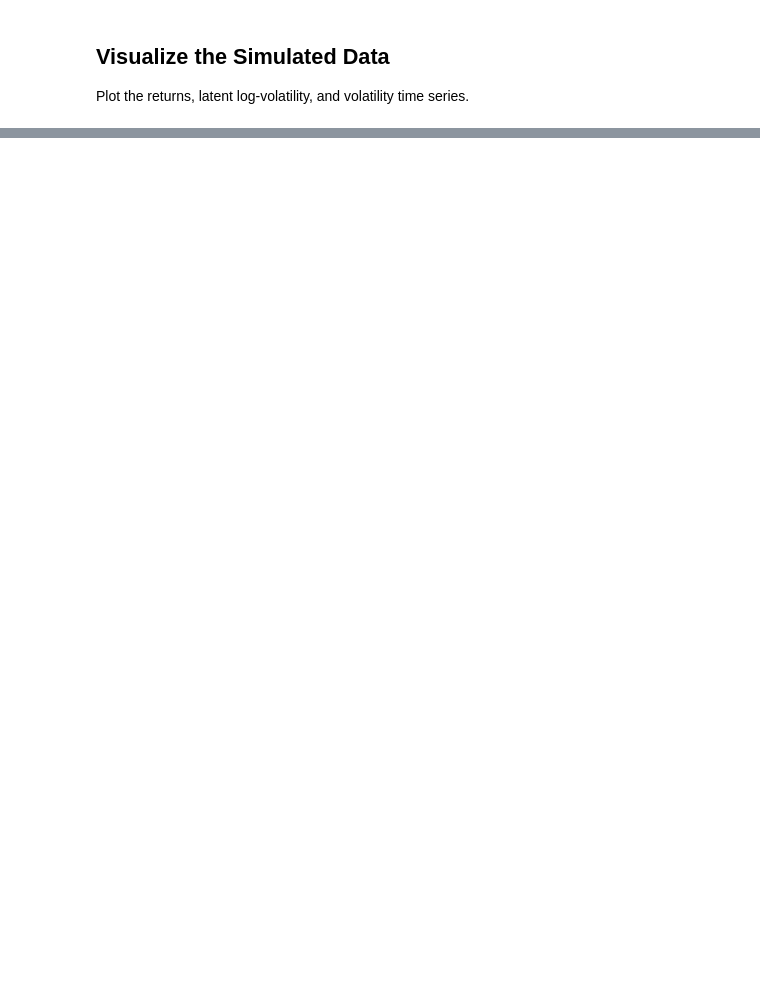
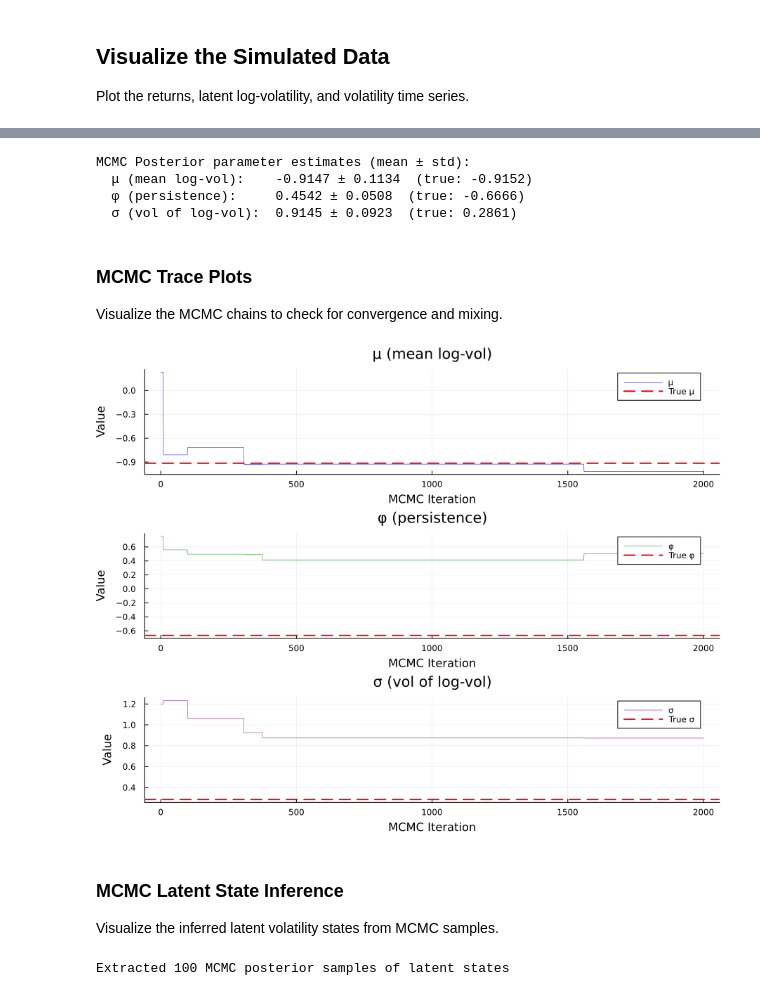
Before and after one commit to squarerootminusone/pmi, a Jupyter notebook: ivan/stochastic_volatility_submission.ipynb, the cells around one changed output, grey strips where cells are left out. Drawn from its saved outputs; the diff is of its cells as text; code cells hidden in the pictures; blank space fills up the shorter version.

Commit message:
my 2 custom inference procedures + visualisations

```diff
--- a/ivan/stochastic_volatility_submission.ipynb
+++ b/ivan/stochastic_volatility_submission.ipynb
@@ -144,0 +272,59 @@ plot(p1, p2, p3, layout=(3, 1), size=(900, 700), legend=:topright)
+# %%
+# Extract parameters from MCMC posterior samples
+posterior_params_mh = [extract_params(tr) for tr in traces_mh]
+
+# Compute posterior statistics
+μs_mh = [p.μ for p in posterior_params_mh]
+φs_mh = [p.φ for p in posterior_params_mh]
+σs_mh = [p.σ for p in posterior_params_mh]
+
+println("MCMC Posterior parameter estimates (mean ± std):")
+println("  μ (mean log-vol):    $(round(mean(μs_mh), digits=4)) ± $(round(std(μs_mh), digits=4))  (true: $(round(true_params.μ, digits=4)))")
+println("  φ (persistence):     $(round(mean(φs_mh), digits=4)) ± $(round(std(φs_mh), digits=4))  (true: $(round(true_params.φ, digits=4)))")
+println("  σ (vol of log-vol):  $(round(mean(σs_mh), digits=4)) ± $(round(std(σs_mh), digits=4))  (true: $(round(true_params.σ, digits=4)))")
+# %% [output]
+MCMC Posterior parameter estimates (mean ± std):
+  μ (mean log-vol):    -0.9147 ± 0.1134  (true: -0.9152)
+  φ (persistence):     0.4542 ± 0.0508  (true: -0.6666)
+  σ (vol of log-vol):  0.9145 ± 0.0923  (true: 0.2861)
+# %% [markdown]
+### MCMC Trace Plots
+
+Visualize the MCMC chains to check for convergence and mixing.
+# %%
+# Trace plots for MCMC diagnostics
+p1 = plot(μs_mh, label="μ", xlabel="MCMC Iteration", ylabel="Value",
+          title="μ (mean log-vol)", linewidth=0.5, color=:blue)
+hline!(p1, [true_params.μ], label="True μ", linestyle=:dash, color=:red, linewidth=2)
+
+p2 = plot(φs_mh, label="φ", xlabel="MCMC Iteration", ylabel="Value",
+          title="φ (persistence)", linewidth=0.5, color=:green)
+hline!(p2, [true_params.φ], label="True φ", linestyle=:dash, color=:red, linewidth=2)
+
+p3 = plot(σs_mh, label="σ", xlabel="MCMC Iteration", ylabel="Value",
+          title="σ (vol of log-vol)", linewidth=0.5, color=:purple)
+hline!(p3, [true_params.σ], label="True σ", linestyle=:dash, color=:red, linewidth=2)
+
+plot(p1, p2, p3, layout=(3, 1), size=(900, 700), legend=:topright)
+# %% [output]
+[figure, added]
+# %% [markdown]
+### MCMC Latent State Inference
+
+Visualize the inferred latent volatility states from MCMC samples.
+# %%
+# Extract latent states from MCMC posterior samples
+Random.seed!(42)
+n_samples_mh = min(100, length(traces_mh))
+sample_indices_mh = rand(1:length(traces_mh), n_samples_mh)
+
+# Extract log-volatility trajectories
+h_samples_mh = []
+for idx in sample_indices_mh
+    h = extract_latent_states(traces_mh[idx], T)
+    push!(h_samples_mh, h)
+end
+
+println("Extracted $(length(h_samples_mh)) MCMC posterior samples of latent states")
+# %% [output]
+Extracted 100 MCMC posterior samples of latent states
```
Also changed, not shown: parts of 35 cells of this notebook, 1 other file.
